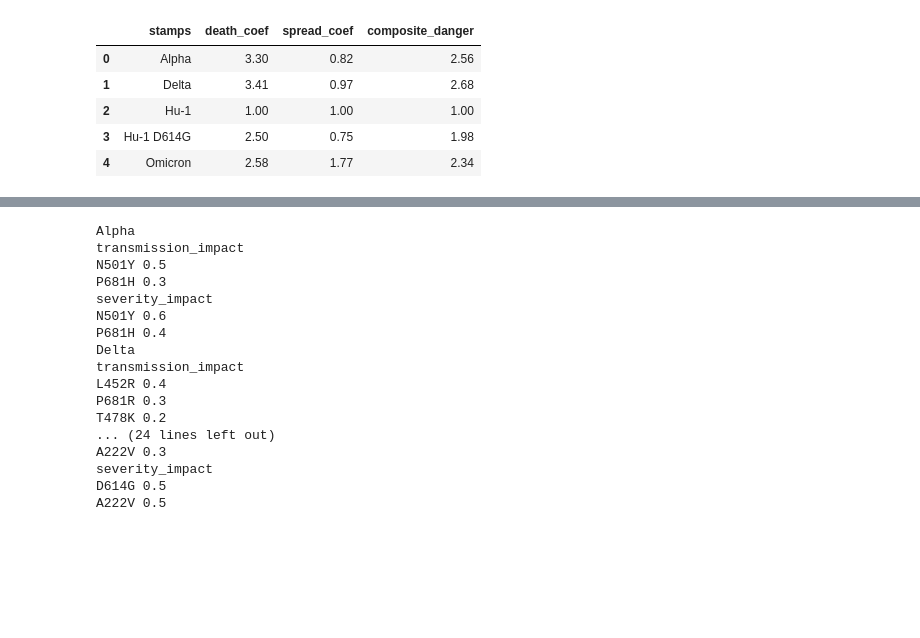
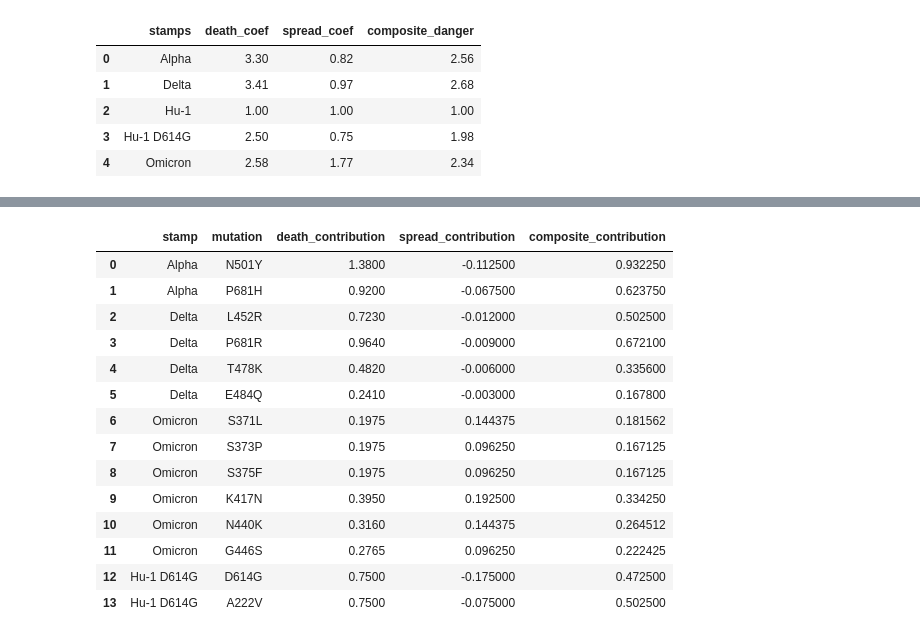
Before and after one commit to JesseHeisenberg/covid_19_statistic, a Jupyter notebook: main (2).ipynb, the cells around one changed output, grey strips where cells are left out. Drawn from its saved outputs; the diff is of its cells as text; code cells hidden in the pictures; blank space fills up the shorter version.

```diff
--- a/main (2).ipynb
+++ b/main (2).ipynb
@@ -780,27 +809,58 @@ mutation_impact = {
     }
 }
 # %%
-for stamp, impacts in mutation_impact.items():
-  print(stamp)
-  for impact_type, mutations in impacts.items():
-    print(impact_type)
-    for mutation, coefficents in mutations.items():
-      print(mutation, coefficents)
+def calculate_mutation_contributions(stamps_coefficients, mutation_impact):
+    contributions = []
+
+    for stamp in mutation_impact.keys():
+        # Находим базовые значения (Hu-1)
+        base_death = stamps_coefficients[stamps_coefficients['stamps'] == 'Hu-1']['death_coef'].values[0]
+        base_spread = stamps_coefficients[stamps_coefficients['stamps'] == 'Hu-1']['spread_coef'].values[0]
+
+        # Текущие значения штамма
+        current_death = stamps_coefficients[stamps_coefficients['stamps'] == stamp]['death_coef'].values[0]
+        current_spread = stamps_coefficients[stamps_coefficients['stamps'] == stamp]['spread_coef'].values[0]
+
+        # Общий прирост относительно базового штамма
+        death_increase = current_death - base_death
+        spread_increase = current_spread - base_spread
+
+        # Распределяем прирост по мутациям
+        total_severity_impact = sum(mutation_impact[stamp]['severity_impact'].values())
+        total_transmission_impact = sum(mutation_impact[stamp]['transmission_impact'].values())
+
+        for mutation in mutation_impact[stamp]['severity_impact']:
+            severity_share = mutation_impact[stamp]['severity_impact'][mutation] / total_severity_impact
+            transmission_share = mutation_impact[stamp]['transmission_impact'][mutation] / total_transmission_impact
+
+            death_contribution = death_increase * severity_share
+            spread_contribution = spread_increase * transmission_share
+
+            contributions.append({
+                'stamp': stamp,
+                'mutation': mutation,
+                'death_contribution': death_contribution,
+                'spread_contribution': spread_contribution,
+                'composite_contribution': death_contribution * 0.7 + spread_contribution * 0.3
+            })
+
+    return pd.DataFrame(contributions)
+
+mutation_contributions = calculate_mutation_contributions(stamps_coefficients, mutation_impact)
+mutation_contributions
 # %% [output]
-Alpha
-transmission_impact
-N501Y 0.5
-P681H 0.3
-severity_impact
-N501Y 0.6
-P681H 0.4
-Delta
-transmission_impact
-L452R 0.4
-P681R 0.3
-T478K 0.2
-... (24 lines left out)
-A222V 0.3
-severity_impact
-D614G 0.5
-A222V 0.5
+|  | stamp | mutation | death_contribution | spread_contribution | composite_contribution |
+| 0 | Alpha | N501Y | 1.3800 | -0.112500 | 0.932250 |
+| 1 | Alpha | P681H | 0.9200 | -0.067500 | 0.623750 |
+| 2 | Delta | L452R | 0.7230 | -0.012000 | 0.502500 |
+| 3 | Delta | P681R | 0.9640 | -0.009000 | 0.672100 |
+| 4 | Delta | T478K | 0.4820 | -0.006000 | 0.335600 |
+| 5 | Delta | E484Q | 0.2410 | -0.003000 | 0.167800 |
+| 6 | Omicron | S371L | 0.1975 | 0.144375 | 0.181562 |
+| 7 | Omicron | S373P | 0.1975 | 0.096250 | 0.167125 |
+| 8 | Omicron | S375F | 0.1975 | 0.096250 | 0.167125 |
+| 9 | Omicron | K417N | 0.3950 | 0.192500 | 0.334250 |
+| 10 | Omicron | N440K | 0.3160 | 0.144375 | 0.264512 |
+| 11 | Omicron | G446S | 0.2765 | 0.096250 | 0.222425 |
+| 12 | Hu-1 D614G | D614G | 0.7500 | -0.175000 | 0.472500 |
+| 13 | Hu-1 D614G | A222V | 0.7500 | -0.075000 | 0.502500 |
```
Also changed, not shown: parts of 6 cells of this notebook.
